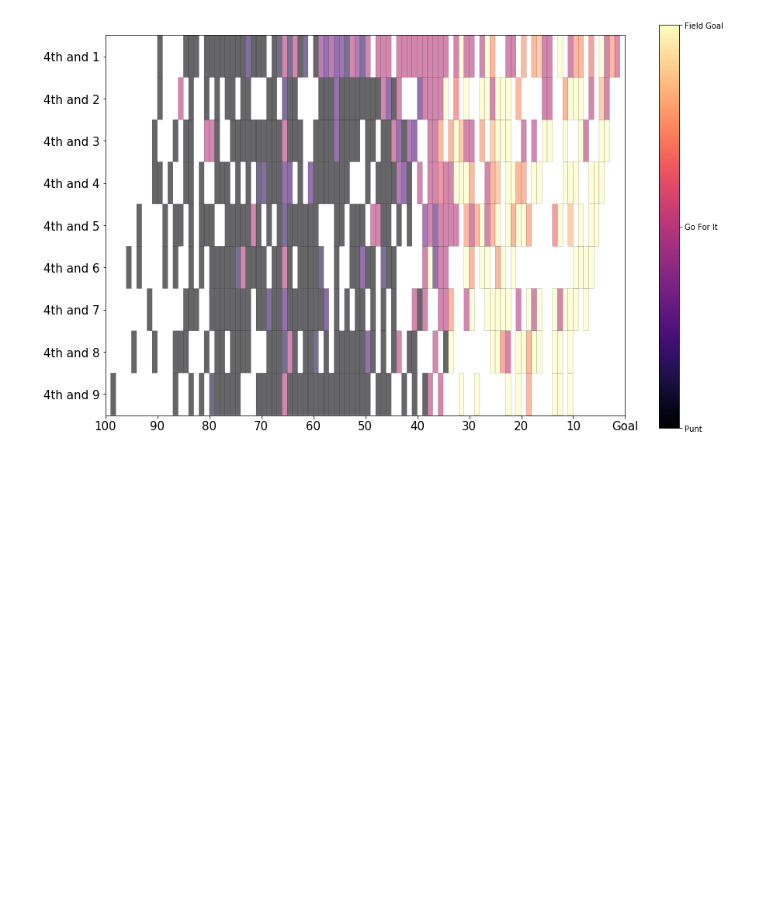
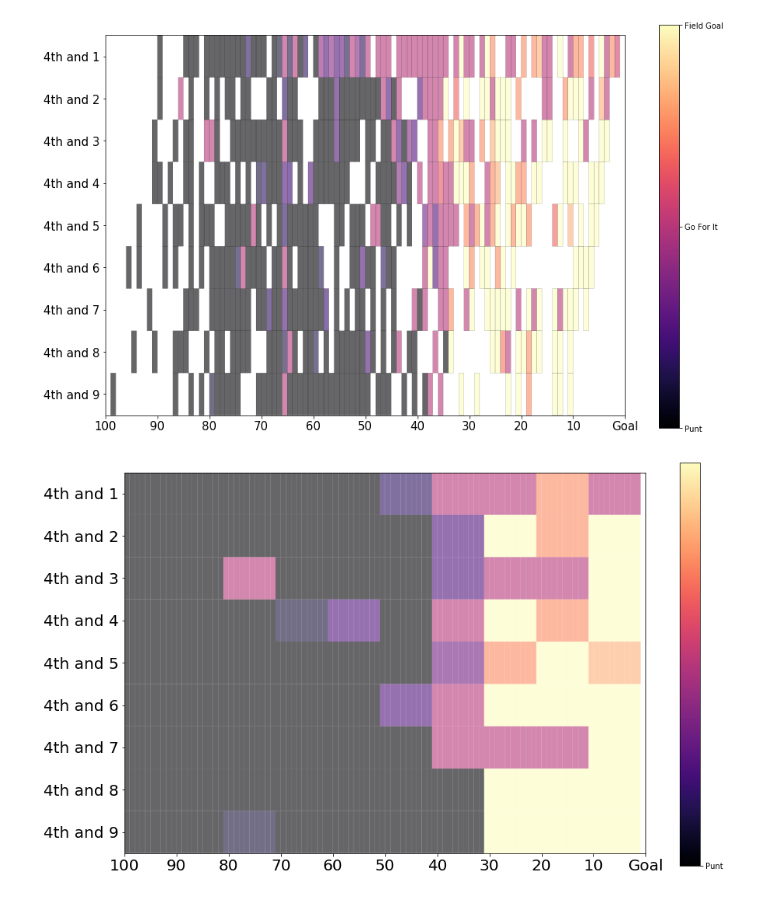
Before and after one commit to ntran16/CalFootball_4thDown, a Jupyter notebook: NCAA Play Frequencies.ipynb, the cells around one changed output. Saved outputs shown, nothing was run; the diff lists cells and outputs as text; code cells hidden in the pictures; blank space fills up the shorter version.

Commit message:
Adding 10 yd increment to color-map

```diff
--- a/NCAA Play Frequencies.ipynb
+++ b/NCAA Play Frequencies.ipynb
@@ -347,0 +393,4 @@ printHeatMap('CAL')
+# %%
+printHeatMap_10yd_increments('CAL')
+# %% [output]
+[figure, added]
```
Also changed, not shown: parts of 2 cells of this notebook.
